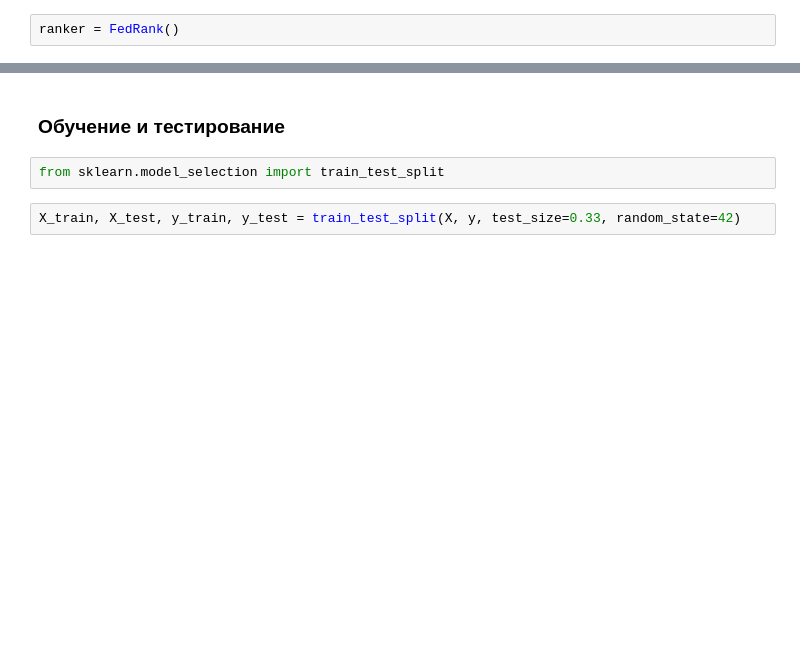
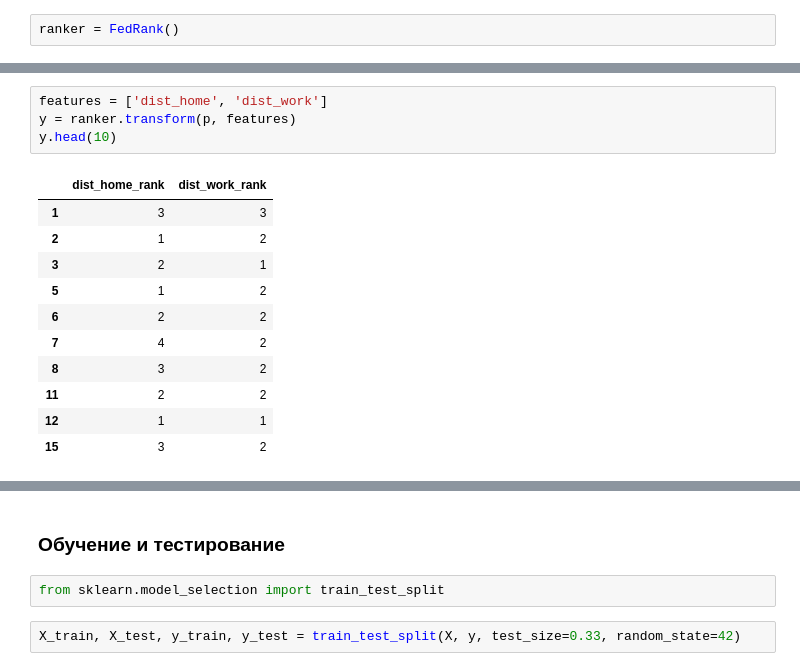
Before and after one commit to PhySci/raiffaizen, a Jupyter notebook: DBSCAN.ipynb, the cells around one changed output, grey strips where cells are left out. Saved outputs shown, nothing was run; the diff lists cells and outputs as text; blank space fills up the shorter version.

```diff
--- a/DBSCAN.ipynb
+++ b/DBSCAN.ipynb
@@ -328,0 +141,16 @@ t
+# %%
+features = ['dist_home', 'dist_work']
+y = ranker.transform(p, features)
+y.head(10)
+# %% [output]
+|  | dist_home_rank | dist_work_rank |
+| 1 | 3 | 3 |
+| 2 | 1 | 2 |
+| 3 | 2 | 1 |
+| 5 | 1 | 2 |
+| 6 | 2 | 2 |
+| 7 | 4 | 2 |
+| 8 | 3 | 2 |
+| 11 | 2 | 2 |
+| 12 | 1 | 1 |
+| 15 | 3 | 2 |
```
Also changed, not shown: parts of 27 cells of this notebook, 2 other files.
